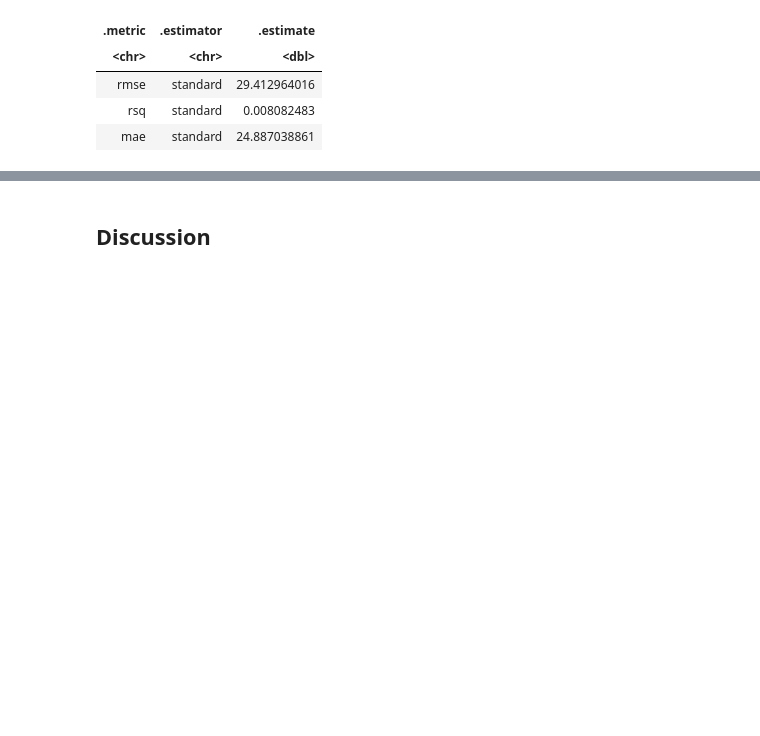
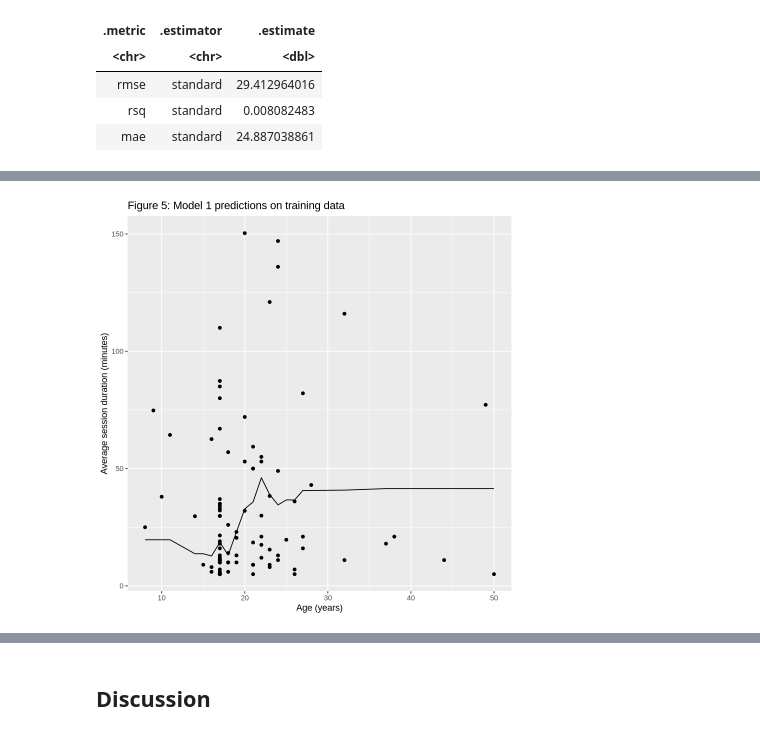
Before and after one commit to LearningMachine0/dsci100-project-group-006-21, a Jupyter notebook: dsci-100-project-group-006-21.ipynb, the cells around one changed output, grey strips where cells are left out. Saved outputs shown, nothing was run; the diff lists cells and outputs as text; code cells hidden in the pictures; blank space fills up the shorter version.

Commit message:
Added model visualizations

```diff
--- a/dsci-100-project-group-006-21.ipynb
+++ b/dsci-100-project-group-006-21.ipynb
@@ -283,11 +284,13 @@ gridvals <- tibble(neighbors = seq(1, 40, 1))
 # model 1 first pass results
 set.seed(seed_value)
 
-results1 <- workflow() |>
+results1_metrics <- workflow() |>
     add_recipe(recipe1) |>
     add_model(players_first_spec) |>
     tune_grid(resamples = players_vfold, grid = gridvals) |>
-    collect_metrics() |>
+    collect_metrics()
+
+results1 <-  results1_metrics |>
     filter(.metric == "rmse") |>
     slice_min(mean, n = 1)
 
@@ -408,0 +431,16 @@ A tibble: 3 × 3
+# %%
+# Graphs for training data comparison
+# Model 1
+model1_training_comparison <- model1_best_fit |>
+    predict(players_training) |>
+    bind_cols(players_training) |>
+    ggplot() +
+    geom_point(aes(x = Age, y = avg_session_duration)) +
+    geom_line(aes(x = Age, y = .pred)) +
+    labs(x = "Age (years)",
+         y = "Average session duration (minutes)") +
+    ggtitle("Figure 5: Model 1 predictions on training data")
+
+model1_training_comparison
+# %% [output]
+[figure, added]
```
Also changed, not shown: parts of 12 cells of this notebook.
